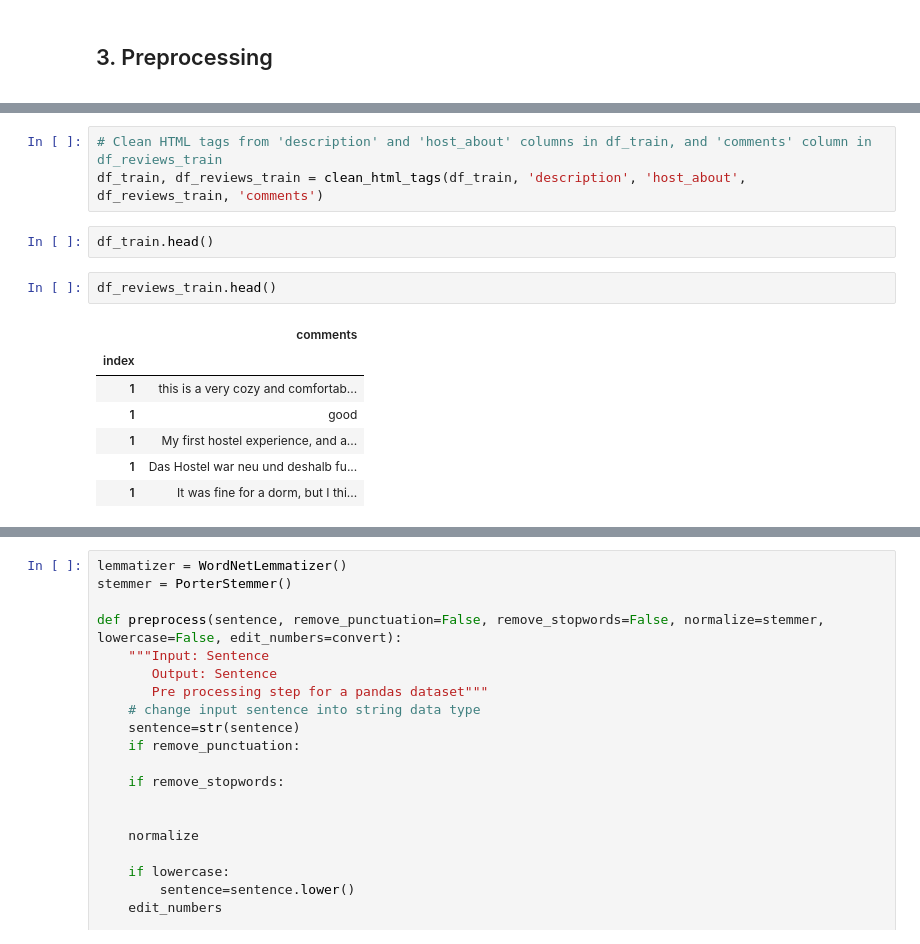
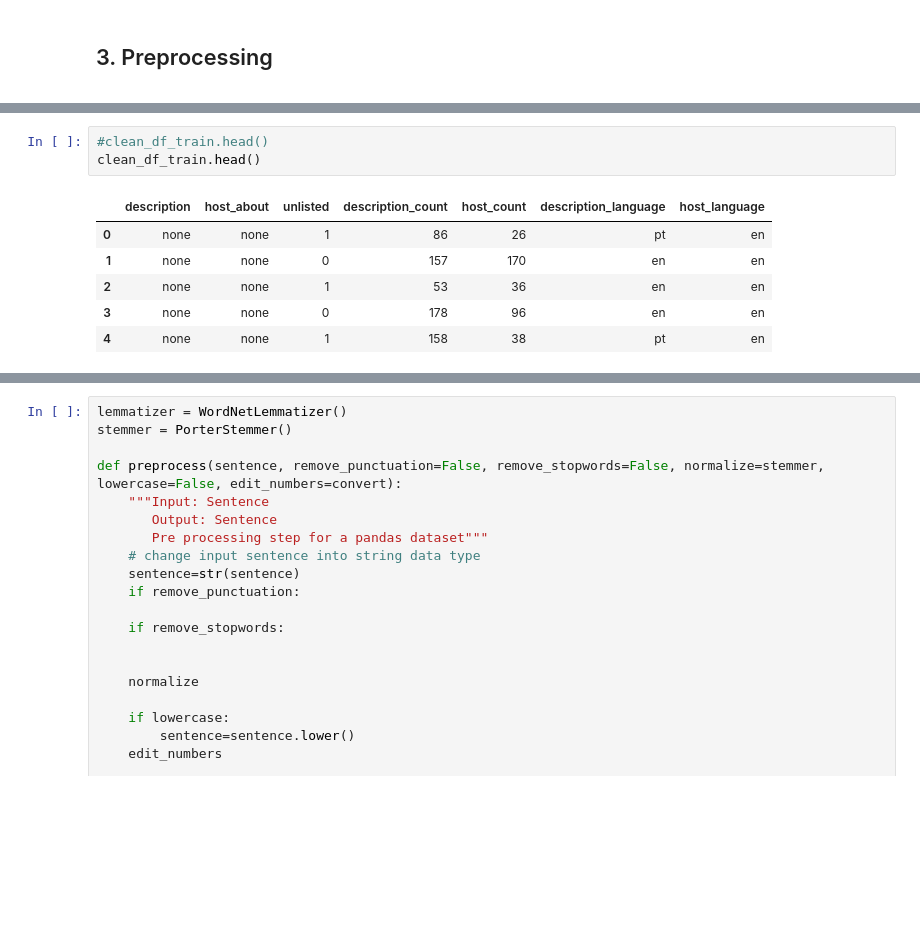
Before and after one commit to iryna-savchuk/TM_project, a Jupyter notebook: EDA.ipynb, the cells around one changed output, grey strips where cells are left out. Drawn from its saved outputs; the diff is of its cells as text; blank space fills up the shorter version.

```diff
--- a/EDA.ipynb
+++ b/EDA.ipynb
@@ -912,15 +981,10 @@ def clean_html_tags(df1, column1_1, column1_2, df2, column2):
-# %%
-# Clean HTML tags from 'description' and 'host_about' columns in df_train, and 'comments' column in df_reviews_train
-df_train, df_reviews_train = clean_html_tags(df_train, 'description', 'host_about', df_reviews_train, 'comments')
-# %%
-df_train.head()
-# %%
-df_reviews_train.head()
-# %% [output]
-|  | comments |
-| index |  |
-| 1 | this is a very cozy and comfortab... |
-| 1 | good |
-| 1 | My first hostel experience, and a... |
-| 1 | Das Hostel war neu und deshalb fu... |
-| 1 | It was fine for a dorm, but I thi... |
+# %%
+#clean_df_train.head()
+clean_df_train.head()
+# %% [output]
+|  | description | host_about | unlisted | description_count | host_count | description_language | host_language |
+| 0 | none | none | 1 | 86 | 26 | pt | en |
+| 1 | none | none | 0 | 157 | 170 | en | en |
+| 2 | none | none | 1 | 53 | 36 | en | en |
+| 3 | none | none | 0 | 178 | 96 | en | en |
+| 4 | none | none | 1 | 158 | 38 | pt | en |
```
Also changed, not shown: parts of 28 cells of this notebook, 31 other files.
